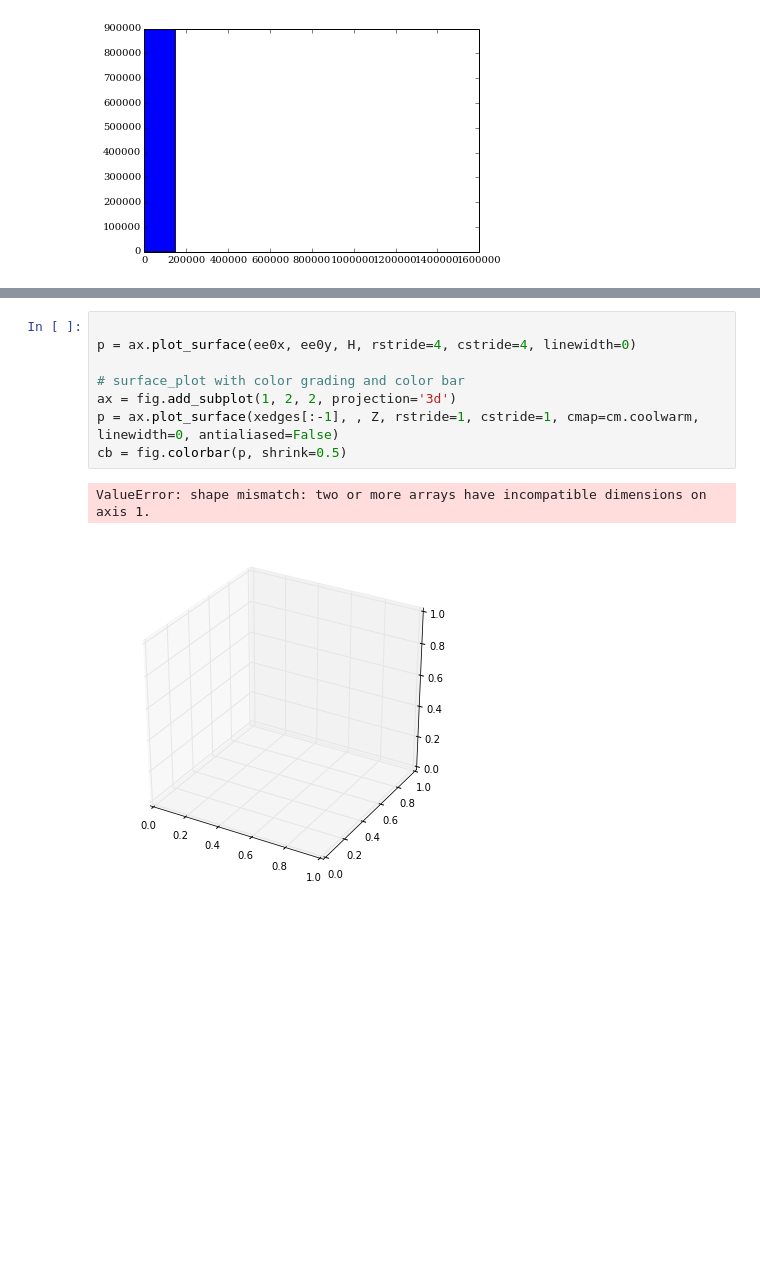
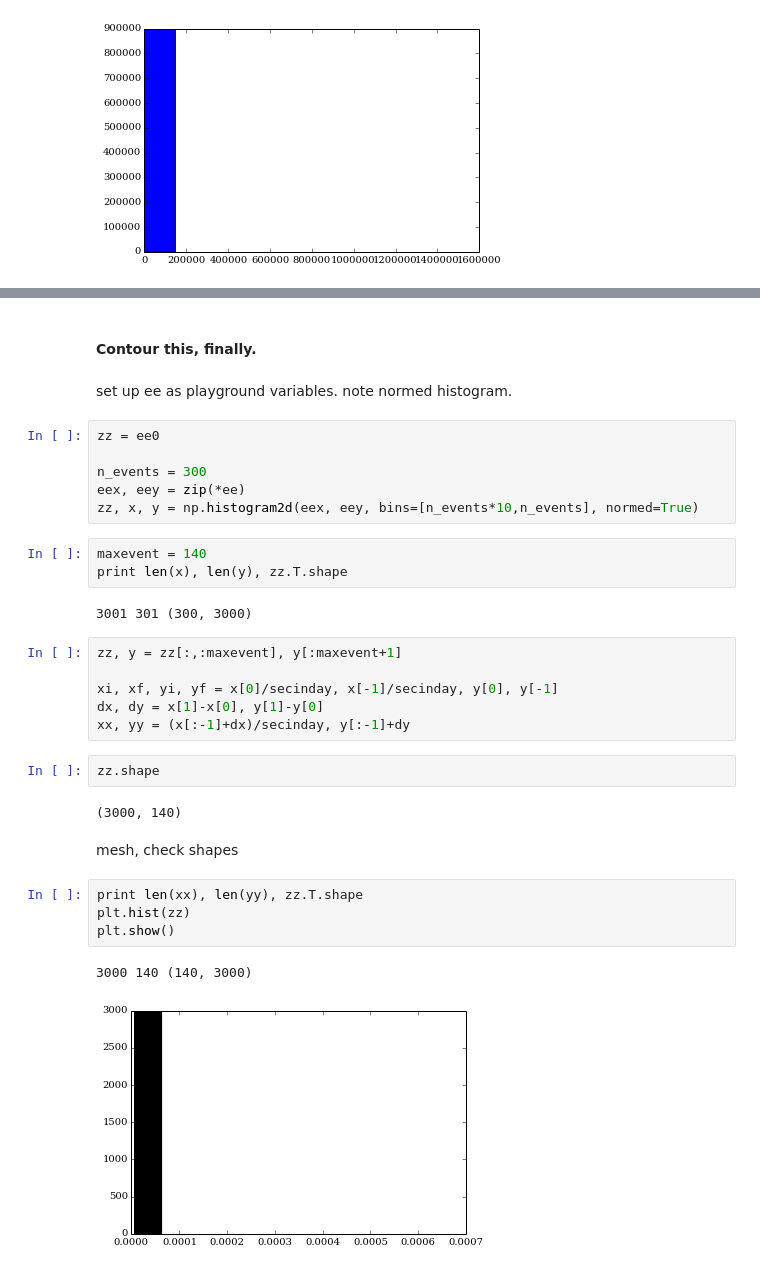
Before and after one commit to ehacinom/work16-logistic, a Jupyter notebook: logistic_v1.ipynb, the cells around one changed output, grey strips where cells are left out. Drawn from its saved outputs; the diff is of its cells as text; blank space fills up the shorter version.

```diff
--- a/logistic_v1.ipynb
+++ b/logistic_v1.ipynb
@@ -415,11 +445,34 @@ ax.view_init(30, 100)
-# %%
-
-p = ax.plot_surface(ee0x, ee0y, H, rstride=4, cstride=4, linewidth=0)
-
-# surface_plot with color grading and color bar
-ax = fig.add_subplot(1, 2, 2, projection='3d')
-p = ax.plot_surface(xedges[:-1], , Z, rstride=1, cstride=1, cmap=cm.coolwarm, linewidth=0, antialiased=False)
-cb = fig.colorbar(p, shrink=0.5)
-# %% [output]
-ValueError: shape mismatch: two or more arrays have incompatible dimensions on axis 1.
-[figure, removed]
+# %% [markdown]
+#### Contour this, finally.
+# %% [markdown]
+set up ee as playground variables. note normed histogram.
+# %%
+zz = ee0
+
+n_events = 300
+eex, eey = zip(*ee)
+zz, x, y = np.histogram2d(eex, eey, bins=[n_events*10,n_events], normed=True)
+# %%
+maxevent = 140
+print len(x), len(y), zz.T.shape
+# %% [output]
+3001 301 (300, 3000)
+# %%
+zz, y = zz[:,:maxevent], y[:maxevent+1]
+
+xi, xf, yi, yf = x[0]/secinday, x[-1]/secinday, y[0], y[-1]
+dx, dy = x[1]-x[0], y[1]-y[0]
+xx, yy = (x[:-1]+dx)/secinday, y[:-1]+dy
+# %%
+zz.shape
+# %% [output]
+(3000, 140)
+# %% [markdown]
+mesh, check shapes
+# %%
+print len(xx), len(yy), zz.T.shape
+plt.hist(zz)
+plt.show()
+# %% [output]
+3000 140 (140, 3000)
+[figure, added]
```
Also changed, not shown: parts of 12 cells of this notebook.
